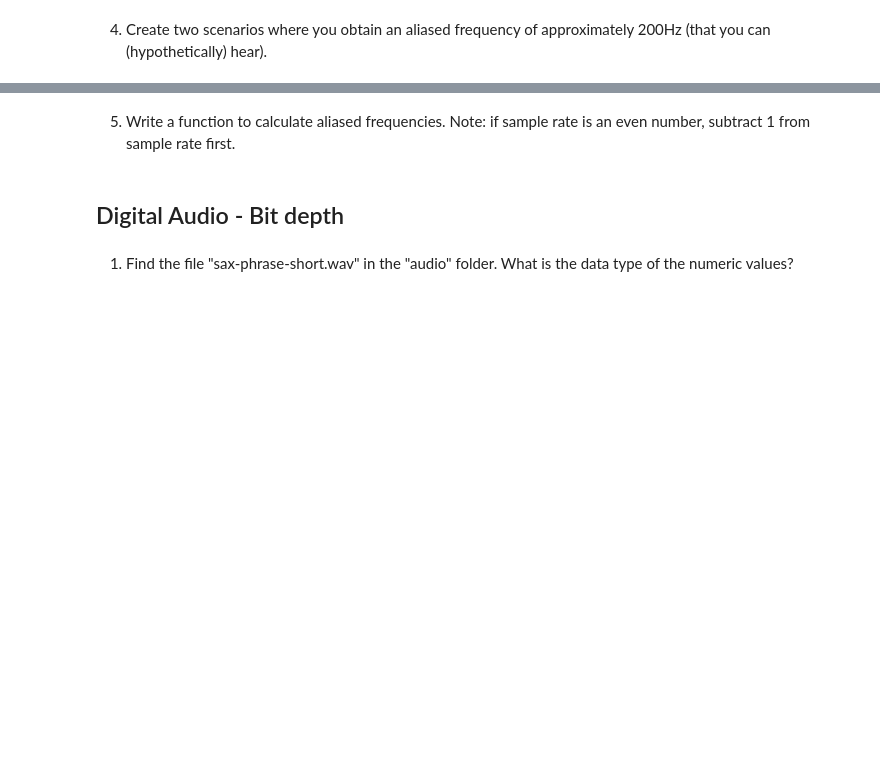
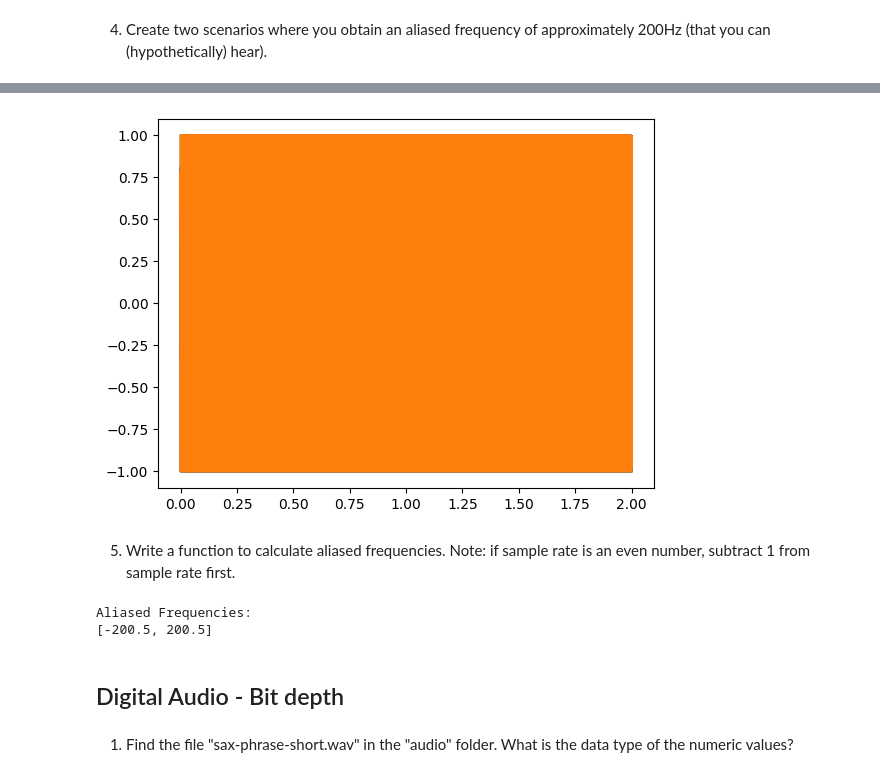
Before and after one commit to MrSesameSeed/AudioTechII, a Jupyter notebook: Activities/Activity2_sinusoidsFunctions.ipynb, the cells around one changed output, grey strips where cells are left out. Drawn from its saved outputs; the diff is of its cells as text; code cells hidden in the pictures; blank space fills up the shorter version.

```diff
--- a/Activities/Activity2_sinusoidsFunctions.ipynb
+++ b/Activities/Activity2_sinusoidsFunctions.ipynb
@@ -93,2 +99,8 @@ In doing this, try to examine for yourself the relation between the Nyquist freq
 # %% [markdown]
 4) Create two scenarios where you obtain an aliased frequency of approximately 200Hz (that you can (hypothetically) hear).
+# %%
+x = genSine(22250, 0, 1, 44100, 2)
+y = genSine(15200, 0, 1, 30000, 2)
+Audio(x, rate=44100)
+Audio(y, rate=30000)
+# %% [output]
@@ -95,5 +108,25 @@ In doing this, try to examine for yourself the relation between the Nyquist freq
+[figure, added]
 # %% [markdown]
 5) Write a function to calculate aliased frequencies. Note: if sample rate is an even number, subtract 1 from sample rate first.
+# %%
+def aliasCalc(frequency, samplerate):
+    if samplerate % 2 == 0:
+        samplerate -= 1
+
+    if frequency > (samplerate/2):
+        alias = []
+        calc = (samplerate/2) - frequency
+        alias.append(calc)
+        alias.append((calc+(abs(calc)*2)))
+        print("Aliased Frequencies: ")
+        print(alias)
+    else:
+        print("No aliased frequencies! (Yippee)")
+
+aliasCalc(15200, 30000)
+# %% [output]
+Aliased Frequencies:
+[-200.5, 200.5]
 # %% [markdown]
 ## Digital Audio - Bit depth
 # %% [markdown]
```
Also changed, not shown: parts of 8 cells of this notebook.
